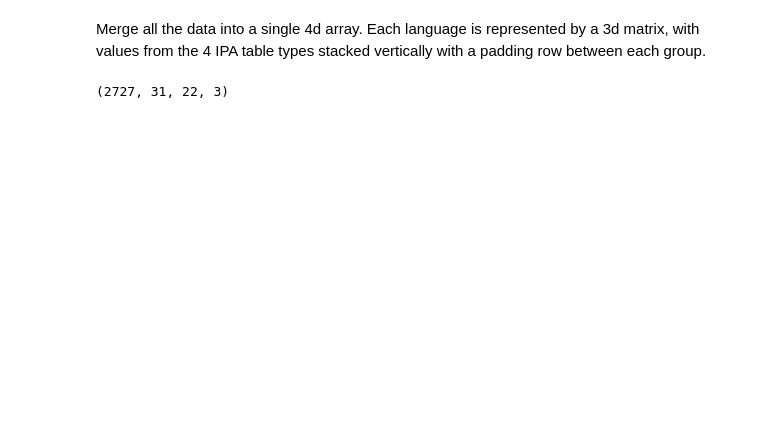
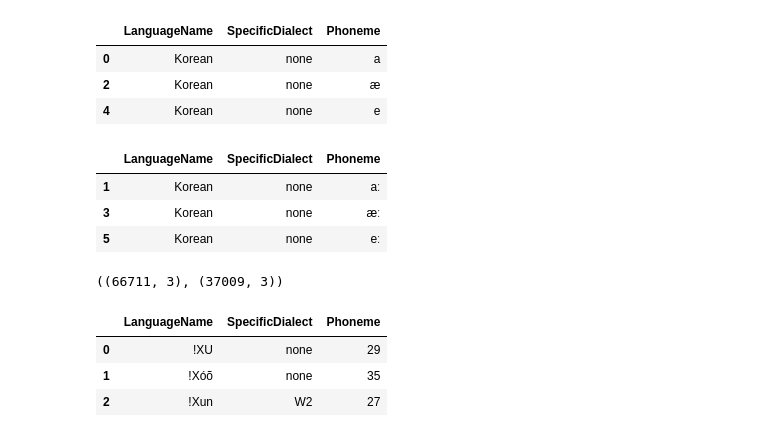
Before and after one commit to Pappa/conlanger, a Jupyter notebook: notebooks/prepare_phoible_data.ipynb, the cells around one changed output. Cells and saved outputs as stored; diff of their text form; code cells hidden in the pictures; blank space fills up the shorter version.

```diff
--- a/notebooks/prepare_phoible_data.ipynb
+++ b/notebooks/prepare_phoible_data.ipynb
@@ -558,50 +126,29 @@ np.save("./data/vowels.npy", vowels_selected)
-# %% [markdown]
-Merge all the data into a single 4d array. Each language is represented by a 3d matrix, with values from the 4 IPA table types stacked vertically with a padding row between each group.
-# %%
-max_cols = max(
-    cons_pl_selected.shape[2],
-    cons_npl_selected.shape[2],
-    cons_coart_selected.shape[2],
-    vowels_selected.shape[2],
-)
-max_value = max(
-    np.max(cons_pl_selected),
-    np.max(cons_npl_selected),
-    np.max(cons_coart_selected),
-    np.max(vowels_selected),
-)
-
-
-def get_padding(arr, max_cols):
-    return ((0, 0), (0, 0), (0, max_cols - arr.shape[2]), (0, 0))
-
-
-language_phonemes_selected = np.hstack(
-    [
-        np.pad(
-            cons_pl_selected,
-            get_padding(cons_pl_selected, max_cols),
-            mode="constant",
-        ),
-        np.full((cons_pl_selected.shape[0], 1, max_cols, 3), 0.1),
-        np.pad(
-            cons_npl_selected,
-            get_padding(cons_npl_selected, max_cols),
-            mode="constant",
-        ),
-        np.full((cons_pl_selected.shape[0], 1, max_cols, 3), 0.1),
-        np.pad(
-            cons_coart_selected,
-            get_padding(cons_coart_selected, max_cols),
-            mode="constant",
-        ),
-        np.full((cons_pl_selected.shape[0], 1, max_cols, 3), 0.1),
-        np.pad(
-            vowels_selected, get_padding(vowels_selected, max_cols), mode="constant"
-        ),
-    ]
-)
-
-language_phonemes_selected.shape
-# %% [output]
-(2727, 31, 22, 3)
+# %%
+handled_phonemes = phonemes_df[phonemes_df.Phoneme.isin(all_ipa_phonemes.values)]
+unhandled_phonemes = phonemes_df[~phonemes_df.Phoneme.isin(all_ipa_phonemes.values)]
+
+display(handled_phonemes.head(3))
+display(unhandled_phonemes.head(3))
+
+handled_phonemes.shape, unhandled_phonemes.shape
+# %% [output]
+|  | LanguageName | SpecificDialect | Phoneme |
+| 0 | Korean | none | a |
+| 2 | Korean | none | æ |
+| 4 | Korean | none | e |
+|  | LanguageName | SpecificDialect | Phoneme |
+| 1 | Korean | none | aː |
+| 3 | Korean | none | æː |
+| 5 | Korean | none | eː |
+((66711, 3), (37009, 3))
+# %%
+selected_dialects_df = (
+    handled_phonemes.groupby(["LanguageName", "SpecificDialect"]).count().reset_index()
+).groupby(["LanguageName"]).max().reset_index()
+
+selected_dialects_df.head(3)
+# %% [output]
+|  | LanguageName | SpecificDialect | Phoneme |
+| 0 | !XU | none | 29 |
+| 1 | !Xóõ | none | 35 |
+| 2 | !Xun | W2 | 27 |
```
Also changed, not shown: parts of 27 cells of this notebook, 7 other files.
